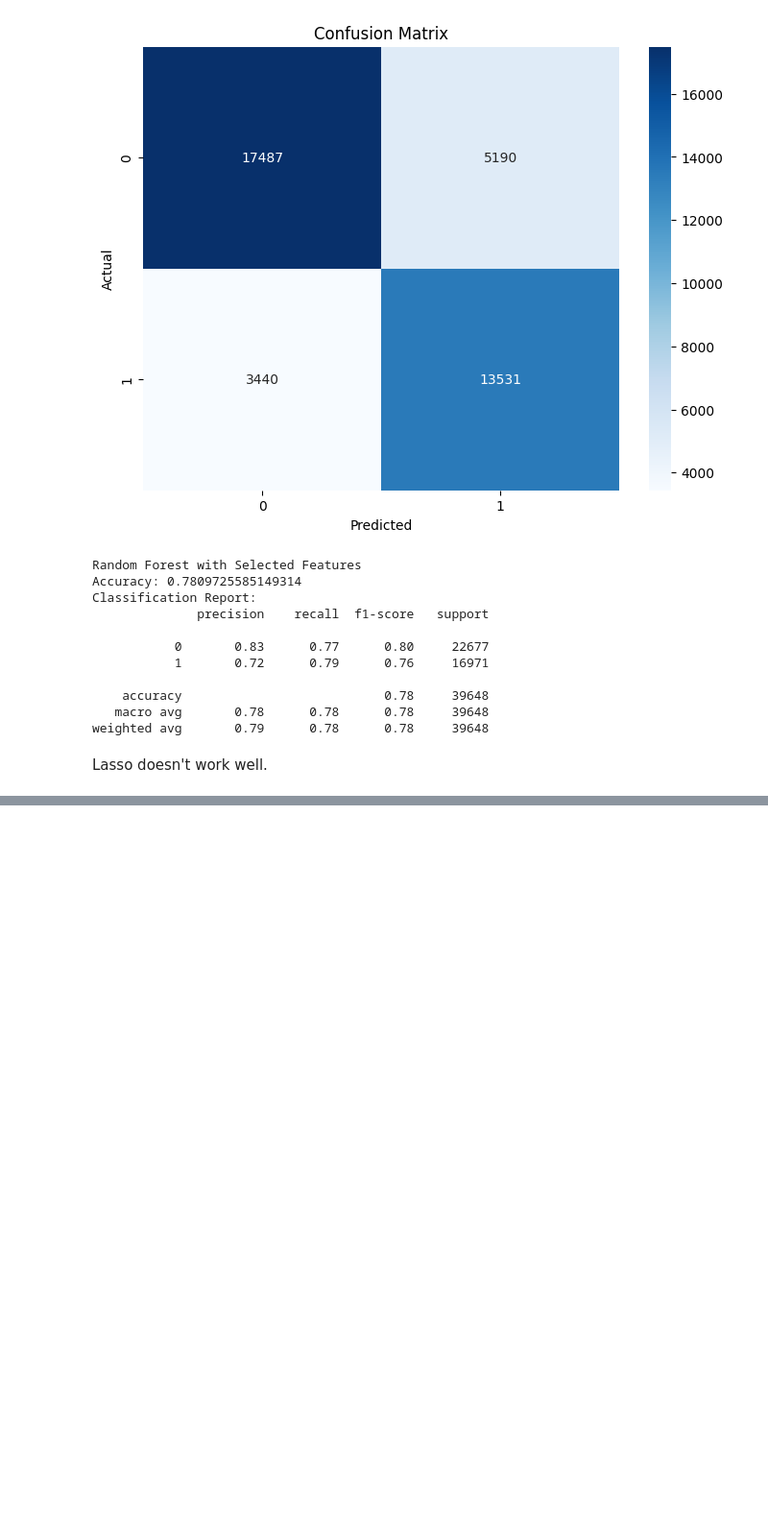
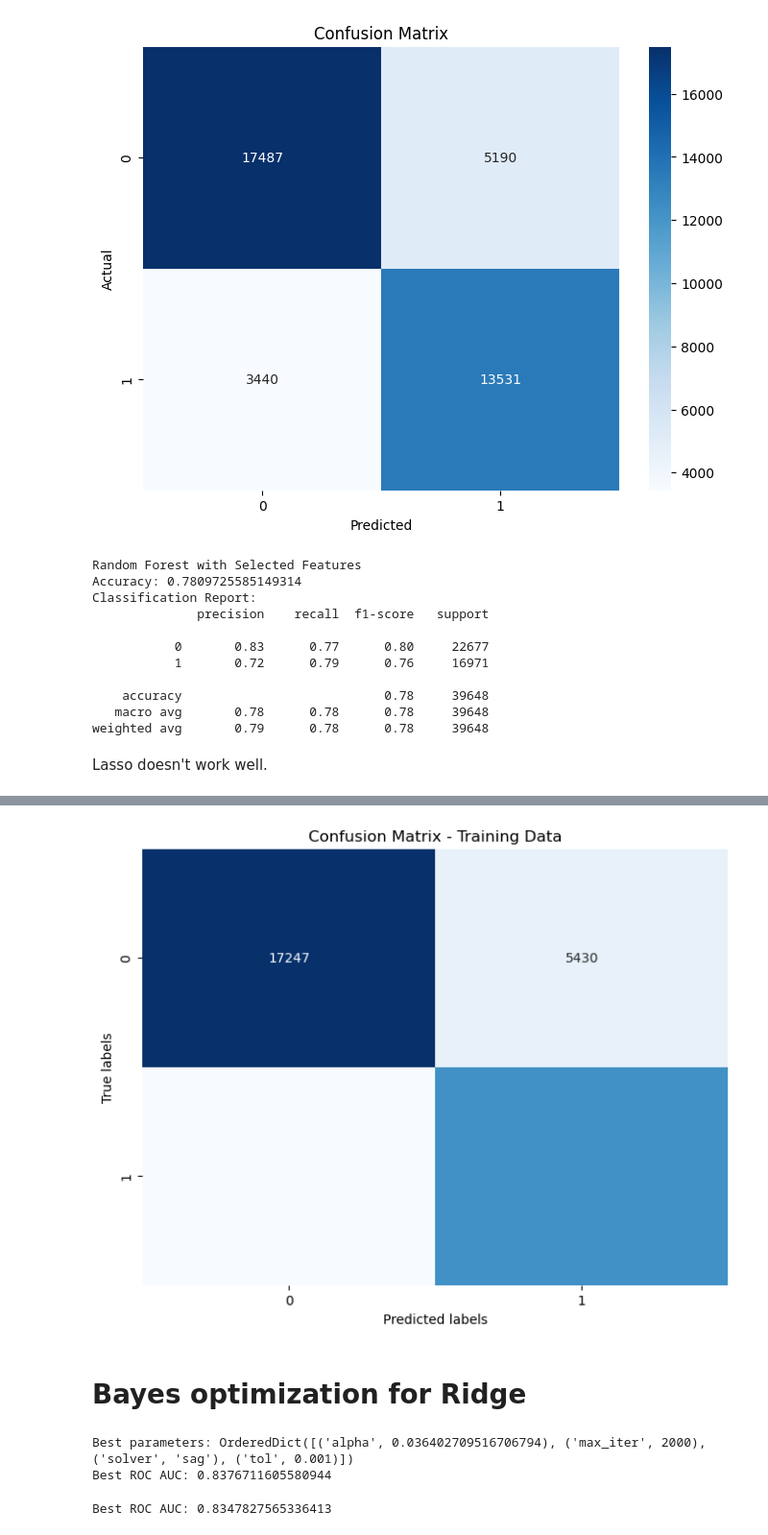
Before and after one commit to martynalesniak/smoker-status-binary-prediction, a Jupyter notebook: modeling/simple_models.ipynb, the cells around one changed output, grey strips where cells are left out. Shown at 96% size. Drawn from its saved outputs; the diff is of its cells as text; code cells hidden in the pictures; blank space fills up the shorter version.

```diff
--- a/modeling/simple_models.ipynb
+++ b/modeling/simple_models.ipynb
@@ -250,0 +487,28 @@ print(f"Recall: {optimal_recall:.2f}")
+# %%
+params = {
+    'C': Real(1e-4, 10.0),
+    'penalty': ['l1', 'l2'],
+    'tol': [1e-3, 1e-4, 1e-5],
+    'dual': [False],
+    'max_iter': [1000, 2000]
+}
+
+def custom_scoring_function(model, X, y):
+    y_score = model.decision_function(X)
+    return roc_auc_score(y, y_score)
+
+tfidf_lSVC_model=LinearSVC()
+
+opt = BayesSearchCV(
+    estimator=tfidf_lSVC_model,
+    search_spaces=params,
+    scoring=custom_scoring_function,
+    n_iter=10,
+    cv=StratifiedKFold(n_splits=5),
+    random_state=42,
+    n_jobs=-1
+)
+
+opt.fit(X_train, y_train)
+print("Best parameters:", opt.best_params_)
+print("Best ROC AUC:", opt.best_score_)
@@ -250,0 +523,2 @@ print(f"Recall: {optimal_recall:.2f}")
+# %%
+best_lSVC_estimator = opt.best_estimator_
@@ -250,0 +536,45 @@ print(f"Recall: {optimal_recall:.2f}")
+# %%
+lSVC_y_pred = best_lSVC_estimator.predict(X_test)
+cm = confusion_matrix(y_test, lSVC_y_pred)
+
+plt.figure(figsize=(8, 6))
+sns.heatmap(cm, annot=True, fmt="d", cmap="Blues", cbar=False)
+plt.xlabel("Predicted labels")
+plt.ylabel("True labels")
+plt.title("Confusion Matrix - Training Data")
+plt.show()
+# %% [output]
+[figure, added]
+# %% [markdown]
+# Bayes optimization for Ridge
+# %%
+params = {
+    'alpha': Real(1e-4, 10.0),
+    'solver': ['auto', 'sparse_cg', 'sag'],
+    'tol': [1e-3, 1e-4, 1e-5],
+    'max_iter': [1000, 1500, 2000]
+}
+opt = BayesSearchCV(
+    estimator=RidgeClassifier(),
+    search_spaces=params,
+    scoring='roc_auc',
+    n_iter=10,
+    cv=StratifiedKFold(n_splits=10),
+    random_state=42,
+    n_jobs=-1
+)
+
+opt.fit(X_train, y_train)
+print("Best parameters:", opt.best_params_)
+print("Best ROC AUC:", opt.best_score_)
+# %% [output]
+Best parameters: OrderedDict([('alpha', 0.036402709516706794), ('max_iter', 2000), ('solver', 'sag'), ('tol', 0.001)])
+Best ROC AUC: 0.8376711605580944
+# %%
+best_ridge_estimator = opt.best_estimator_
+y_scores = best_ridge_estimator.decision_function(X_test)
+
+roc_auc = roc_auc_score(y_test, y_scores)
+print("Best ROC AUC:", roc_auc)
+# %% [output]
+Best ROC AUC: 0.8347827565336413
```
Also changed, not shown: parts of 22 cells of this notebook.
